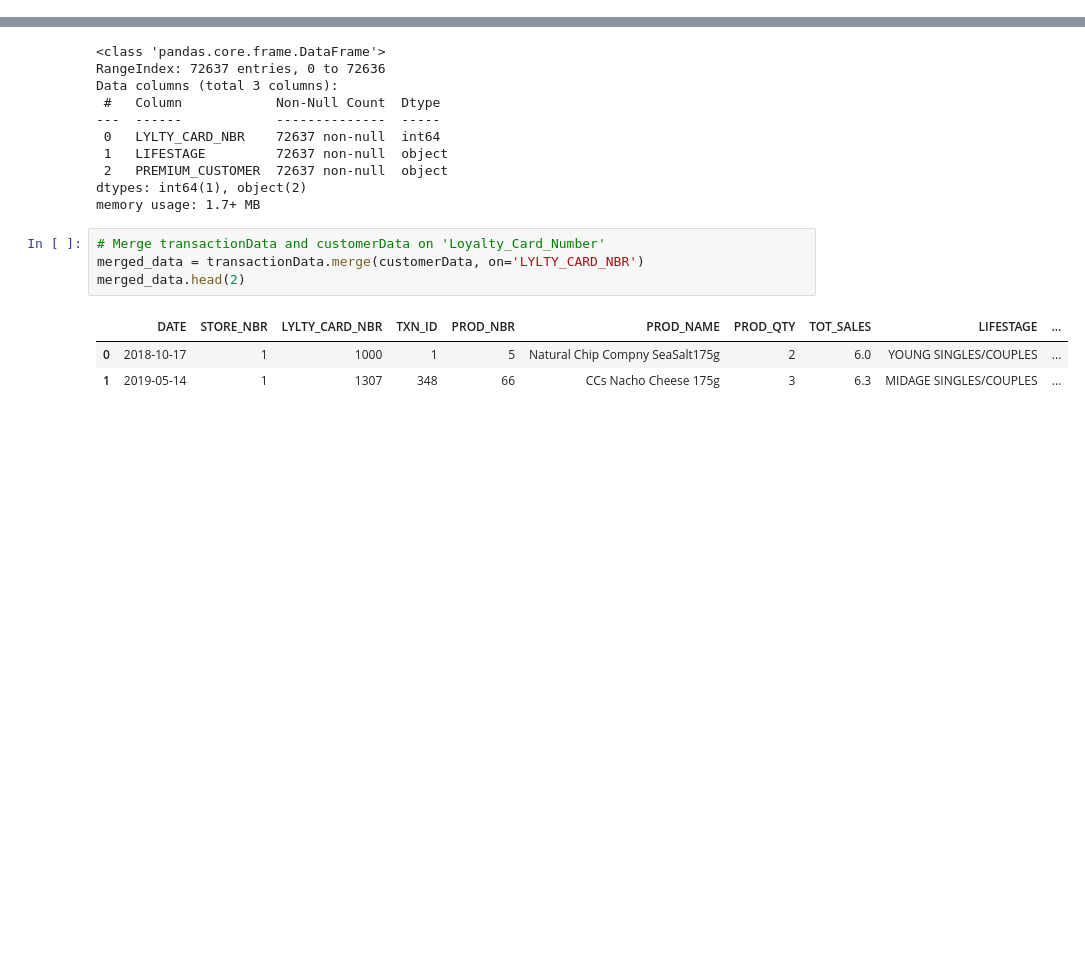
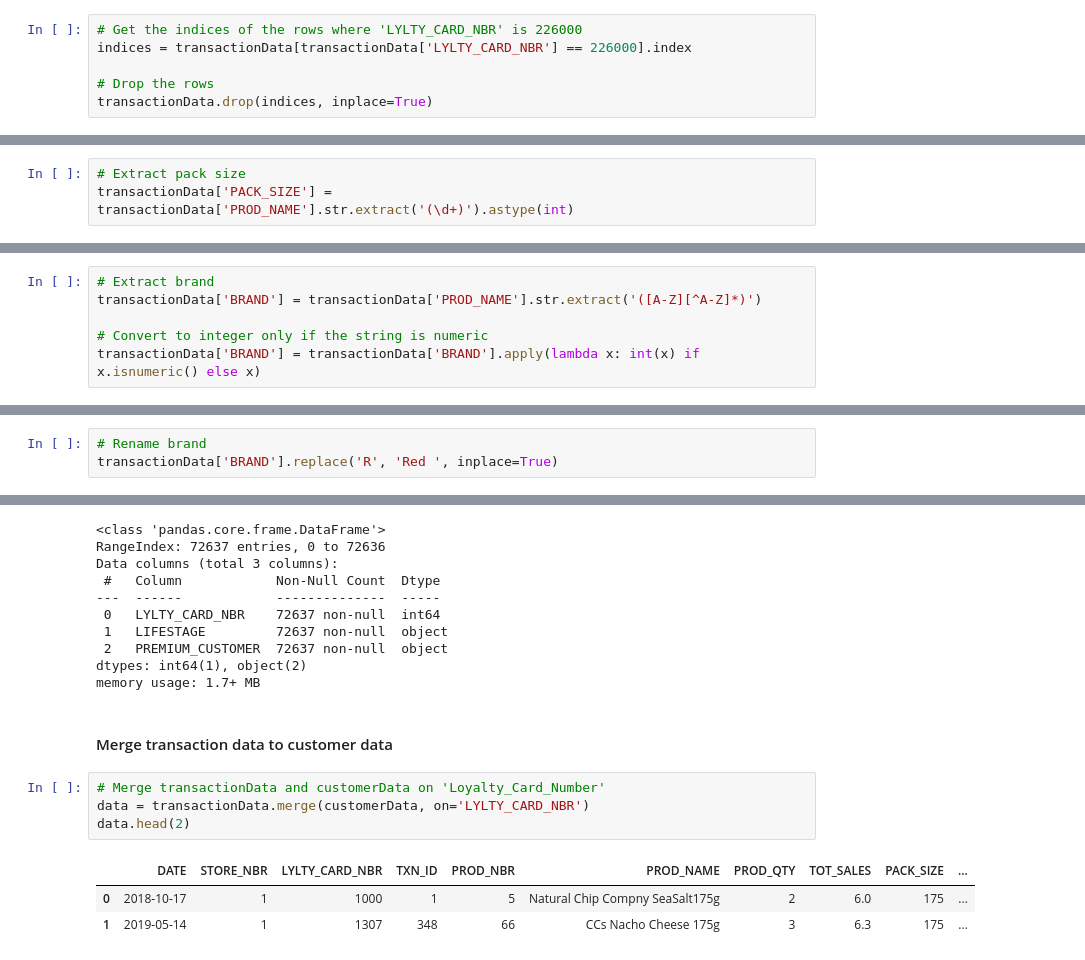
Before and after one commit to sabirinID/Quantium-Data-Analytics-Virtual-Internship, a Jupyter notebook: Files/1-Data Preparation and Customer Analytics/1-Data Preparation.ipynb, the cells around one changed output, grey strips where cells are left out. Saved outputs shown, nothing was run; the diff lists cells and outputs as text; blank space fills up the shorter version.

```diff
--- a/Files/1-Data Preparation and Customer Analytics/1-Data Preparation.ipynb
+++ b/Files/1-Data Preparation and Customer Analytics/1-Data Preparation.ipynb
@@ -298,2 +296,8 @@ transactionData = transactionData[~transactionData['LYLTY_CARD_NBR'] == 226000]
+# %%
+# Get the indices of the rows where 'LYLTY_CARD_NBR' is 226000
+indices = transactionData[transactionData['LYLTY_CARD_NBR'] == 226000].index
+
+# Drop the rows
+transactionData.drop(indices, inplace=True)
 # %% [markdown]
 #### Re-examine transaction data
@@ -366,0 +449,3 @@ December. Let's zoom in on this.
+# %%
+# Extract pack size
+transactionData['PACK_SIZE'] = transactionData['PROD_NAME'].str.extract('(\d+)').astype(int)
@@ -366,0 +503,6 @@ December. Let's zoom in on this.
+# %%
+# Extract brand
+transactionData['BRAND'] = transactionData['PROD_NAME'].str.extract('([A-Z][^A-Z]*)')
+
+# Convert to integer only if the string is numeric
+transactionData['BRAND'] = transactionData['BRAND'].apply(lambda x: int(x) if x.isnumeric() else x)
@@ -366,0 +521,3 @@ December. Let's zoom in on this.
+# %%
+# Rename brand
+transactionData['BRAND'].replace('R', 'Red ', inplace=True)
@@ -409,11 +579,13 @@ Data columns (total 3 columns):
  2   PREMIUM_CUSTOMER  72637 non-null  object
 dtypes: int64(1), object(2)
 memory usage: 1.7+ MB
+# %% [markdown]
+#### Merge transaction data to customer data
 # %%
 # Merge transactionData and customerData on 'Loyalty_Card_Number'
-merged_data = transactionData.merge(customerData, on='LYLTY_CARD_NBR')
-merged_data.head(2)
+data = transactionData.merge(customerData, on='LYLTY_CARD_NBR')
+data.head(2)
 # %% [output]
-|  | DATE | STORE_NBR | LYLTY_CARD_NBR | TXN_ID | PROD_NBR | PROD_NAME | PROD_QTY | TOT_SALES | LIFESTAGE | ... |
-| 0 | 2018-10-17 | 1 | 1000 | 1 | 5 | Natural Chip Compny SeaSalt175g | 2 | 6.0 | YOUNG SINGLES/COUPLES | ... |
-| 1 | 2019-05-14 | 1 | 1307 | 348 | 66 | CCs Nacho Cheese 175g | 3 | 6.3 | MIDAGE SINGLES/COUPLES | ... |
+|  | DATE | STORE_NBR | LYLTY_CARD_NBR | TXN_ID | PROD_NBR | PROD_NAME | PROD_QTY | TOT_SALES | PACK_SIZE | ... |
+| 0 | 2018-10-17 | 1 | 1000 | 1 | 5 | Natural Chip Compny SeaSalt175g | 2 | 6.0 | 175 | ... |
+| 1 | 2019-05-14 | 1 | 1307 | 348 | 66 | CCs Nacho Cheese 175g | 3 | 6.3 | 175 | ... |
```
Also changed, not shown: parts of 32 cells of this notebook.
